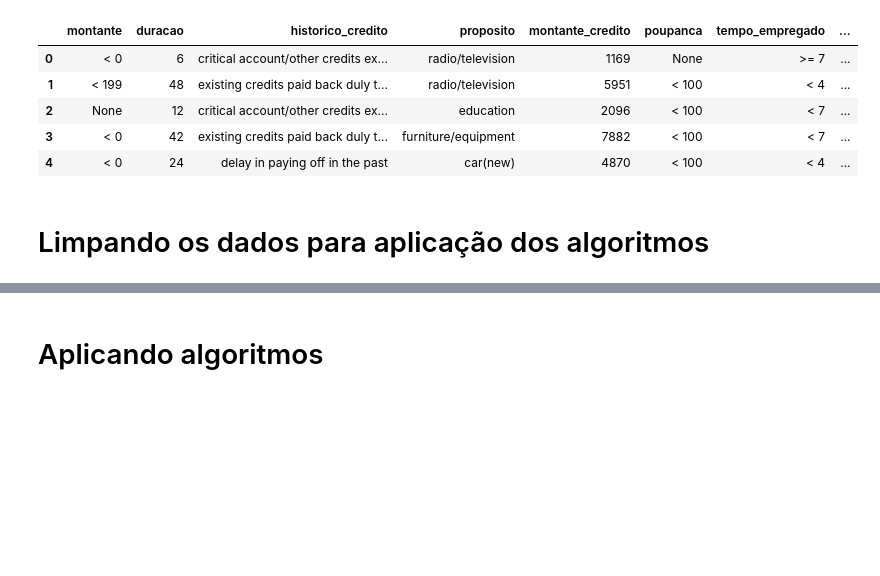
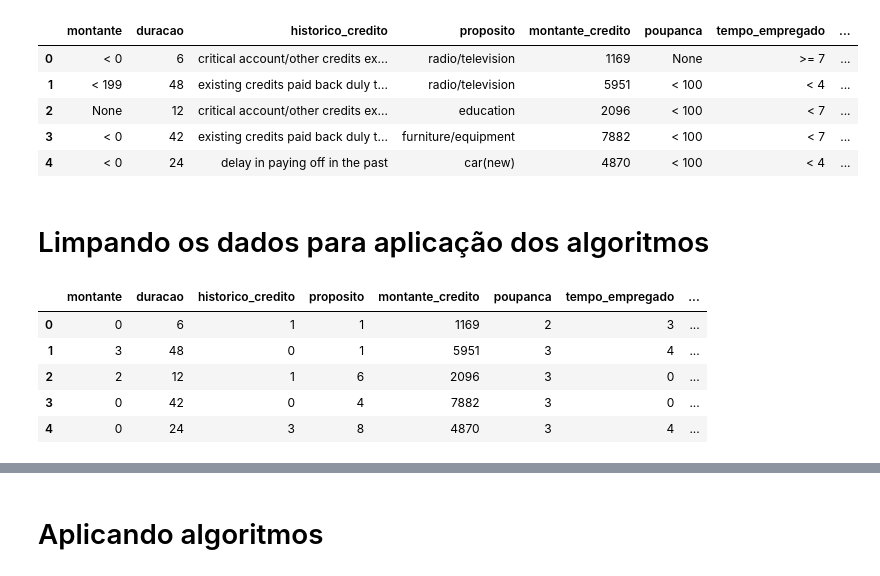
Before and after one commit to Marlysson/Learn-DS-Machine-Learning, a Jupyter notebook: Credit-Analysis/Análise de Crédito Alemão - UCI Machine Learning Datasets[PT-BR].ipynb, the cells around one changed output, grey strips where cells are left out. Saved outputs shown, nothing was run; the diff lists cells and outputs as text; code cells hidden in the pictures; blank space fills up the shorter version.

```diff
--- a/Credit-Analysis/Análise de Crédito Alemão - UCI Machine Learning Datasets[PT-BR].ipynb
+++ b/Credit-Analysis/Análise de Crédito Alemão - UCI Machine Learning Datasets[PT-BR].ipynb
@@ -384,3 +384,12 @@ colunas = ["historico_credito","montante","proposito","poupanca",
 
 for coluna in colunas:
     mapear_valores(coluna)
+# %%
+df.head()
+# %% [output]
+|  | montante | duracao | historico_credito | proposito | montante_credito | poupanca | tempo_empregado | ... |
+| 0 | 0 | 6 | 1 | 1 | 1169 | 2 | 3 | ... |
+| 1 | 3 | 48 | 0 | 1 | 5951 | 3 | 4 | ... |
+| 2 | 2 | 12 | 1 | 6 | 2096 | 3 | 0 | ... |
+| 3 | 0 | 42 | 0 | 4 | 7882 | 3 | 0 | ... |
+| 4 | 0 | 24 | 3 | 8 | 4870 | 3 | 4 | ... |
```
Also changed, not shown: parts of 23 cells of this notebook.
